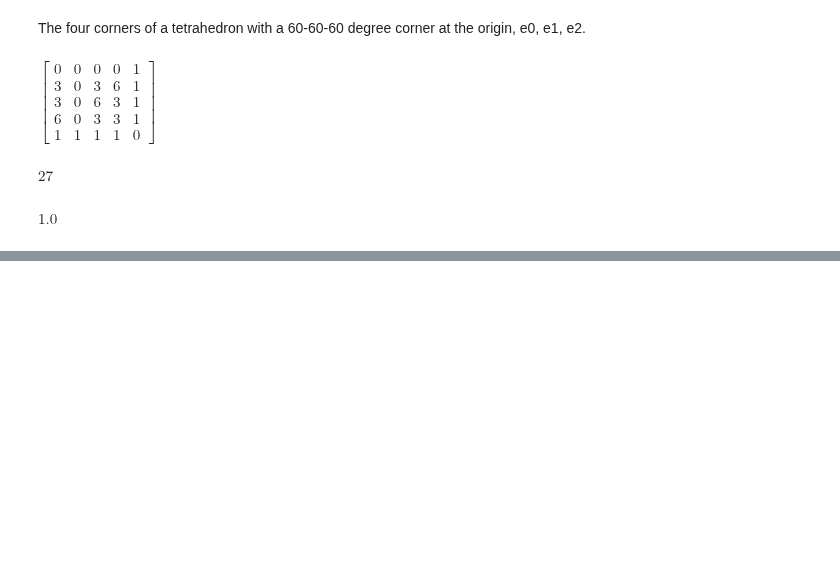
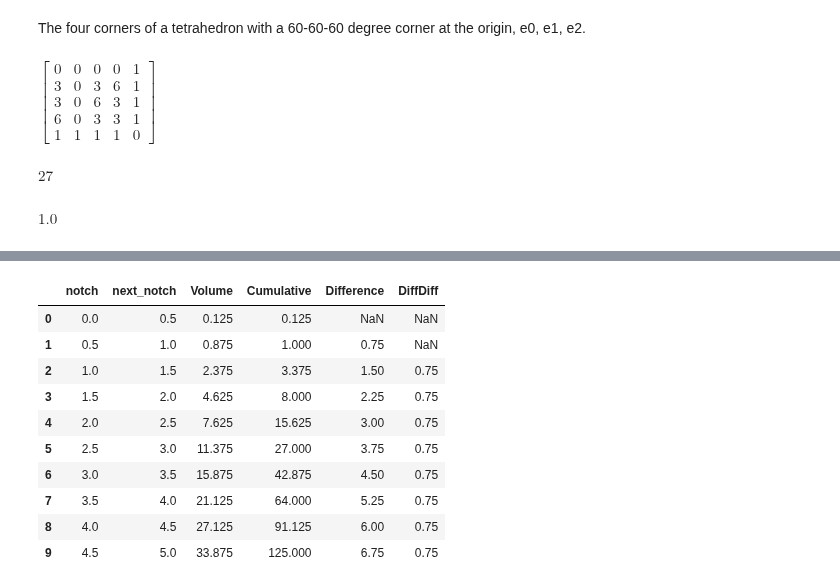
Before and after one commit to 4dsolutions/elite_school, a Jupyter notebook: MartianMath.ipynb, the cells around one changed output, grey strips where cells are left out. Cells and saved outputs as stored; diff of their text form; code cells hidden in the pictures; blank space fills up the shorter version.

```diff
--- a/MartianMath.ipynb
+++ b/MartianMath.ipynb
@@ -238,0 +373,14 @@ Now that we have the notion of "tetravolumes" firmly nailed down, we're able to
+# %%
+df
+# %% [output]
+|  | notch | next_notch | Volume | Cumulative | Difference | DiffDiff |
+| 0 | 0.0 | 0.5 | 0.125 | 0.125 | NaN | NaN |
+| 1 | 0.5 | 1.0 | 0.875 | 1.000 | 0.75 | NaN |
+| 2 | 1.0 | 1.5 | 2.375 | 3.375 | 1.50 | 0.75 |
+| 3 | 1.5 | 2.0 | 4.625 | 8.000 | 2.25 | 0.75 |
+| 4 | 2.0 | 2.5 | 7.625 | 15.625 | 3.00 | 0.75 |
+| 5 | 2.5 | 3.0 | 11.375 | 27.000 | 3.75 | 0.75 |
+| 6 | 3.0 | 3.5 | 15.875 | 42.875 | 4.50 | 0.75 |
+| 7 | 3.5 | 4.0 | 21.125 | 64.000 | 5.25 | 0.75 |
+| 8 | 4.0 | 4.5 | 27.125 | 91.125 | 6.00 | 0.75 |
+| 9 | 4.5 | 5.0 | 33.875 | 125.000 | 6.75 | 0.75 |
```
Also changed, not shown: parts of 22 cells of this notebook.
